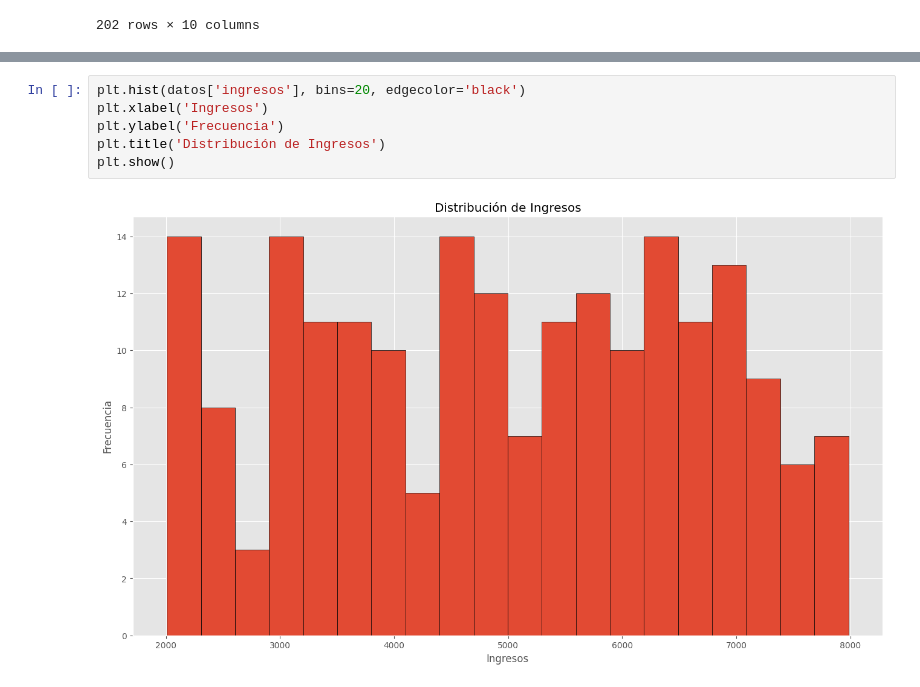
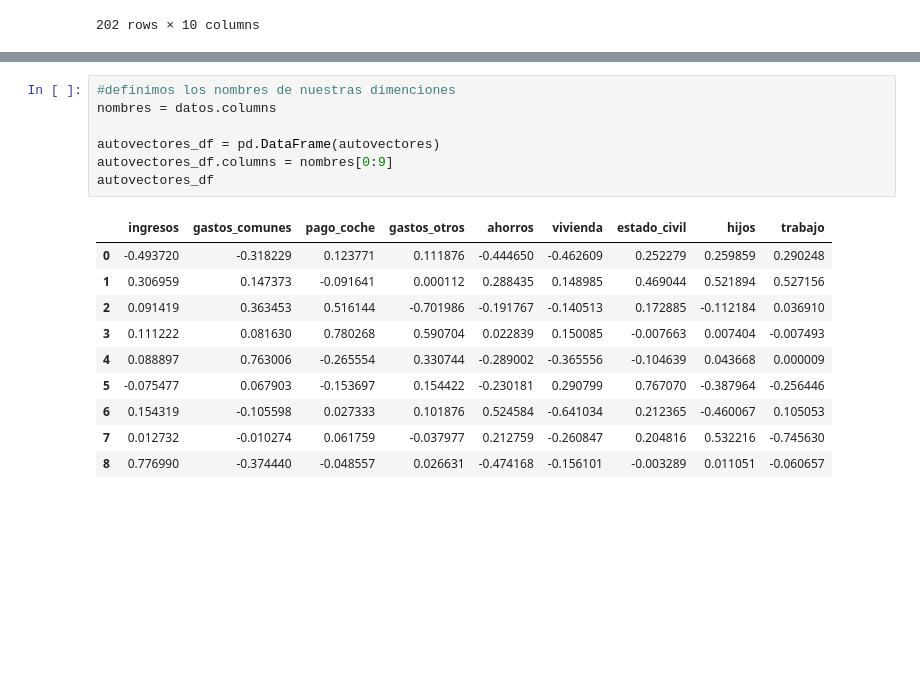
Before and after one commit to CesarOrtiz1994/Evaluacion2Extracion, a Jupyter notebook: ejercicio4.ipynb, the cells around one changed output, grey strips where cells are left out. Saved outputs shown, nothing was run; the diff lists cells and outputs as text; blank space fills up the shorter version.

```diff
--- a/ejercicio4.ipynb
+++ b/ejercicio4.ipynb
@@ -102,8 +100,18 @@ plt.show()
-# %%
-plt.hist(datos['ingresos'], bins=20, edgecolor='black')
-plt.xlabel('Ingresos')
-plt.ylabel('Frecuencia')
-plt.title('Distribución de Ingresos')
-plt.show()
-# %% [output]
-[figure, removed]
+# %%
+#definimos los nombres de nuestras dimenciones
+nombres = datos.columns
+
+autovectores_df = pd.DataFrame(autovectores)
+autovectores_df.columns = nombres[0:9]
+autovectores_df
+# %% [output]
+|  | ingresos | gastos_comunes | pago_coche | gastos_otros | ahorros | vivienda | estado_civil | hijos | trabajo |
+| 0 | -0.493720 | -0.318229 | 0.123771 | 0.111876 | -0.444650 | -0.462609 | 0.252279 | 0.259859 | 0.290248 |
+| 1 | 0.306959 | 0.147373 | -0.091641 | 0.000112 | 0.288435 | 0.148985 | 0.469044 | 0.521894 | 0.527156 |
+| 2 | 0.091419 | 0.363453 | 0.516144 | -0.701986 | -0.191767 | -0.140513 | 0.172885 | -0.112184 | 0.036910 |
+| 3 | 0.111222 | 0.081630 | 0.780268 | 0.590704 | 0.022839 | 0.150085 | -0.007663 | 0.007404 | -0.007493 |
+| 4 | 0.088897 | 0.763006 | -0.265554 | 0.330744 | -0.289002 | -0.365556 | -0.104639 | 0.043668 | 0.000009 |
+| 5 | -0.075477 | 0.067903 | -0.153697 | 0.154422 | -0.230181 | 0.290799 | 0.767070 | -0.387964 | -0.256446 |
+| 6 | 0.154319 | -0.105598 | 0.027333 | 0.101876 | 0.524584 | -0.641034 | 0.212365 | -0.460067 | 0.105053 |
+| 7 | 0.012732 | -0.010274 | 0.061759 | -0.037977 | 0.212759 | -0.260847 | 0.204816 | 0.532216 | -0.745630 |
+| 8 | 0.776990 | -0.374440 | -0.048557 | 0.026631 | -0.474168 | -0.156101 | -0.003289 | 0.011051 | -0.060657 |
```
Also changed, not shown: parts of 18 cells of this notebook.
